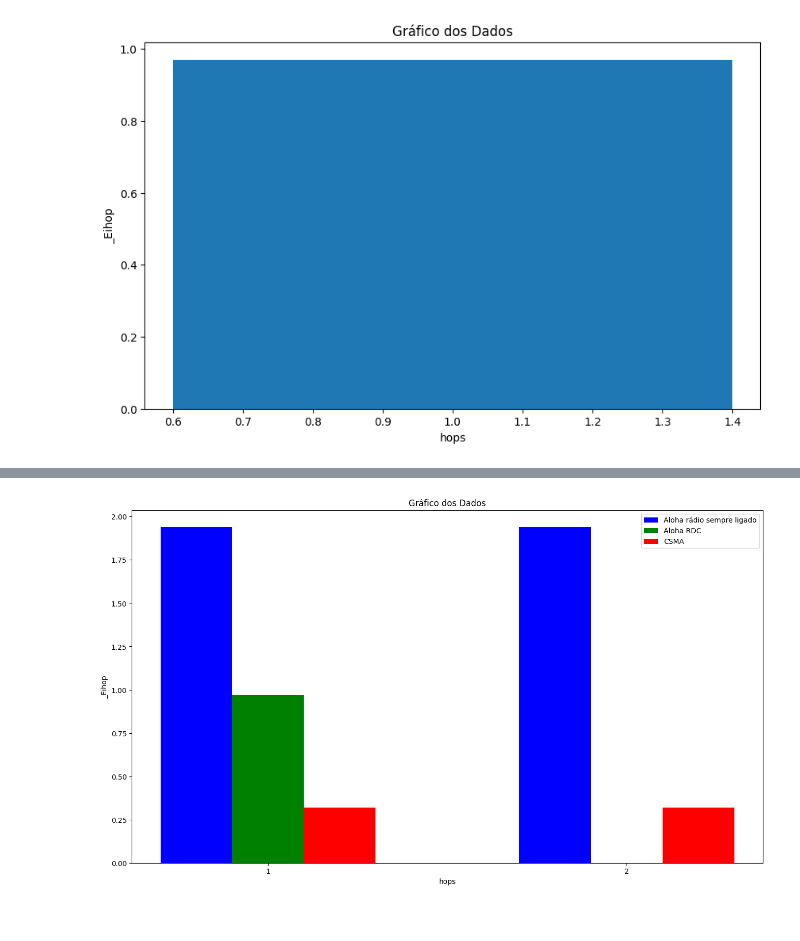
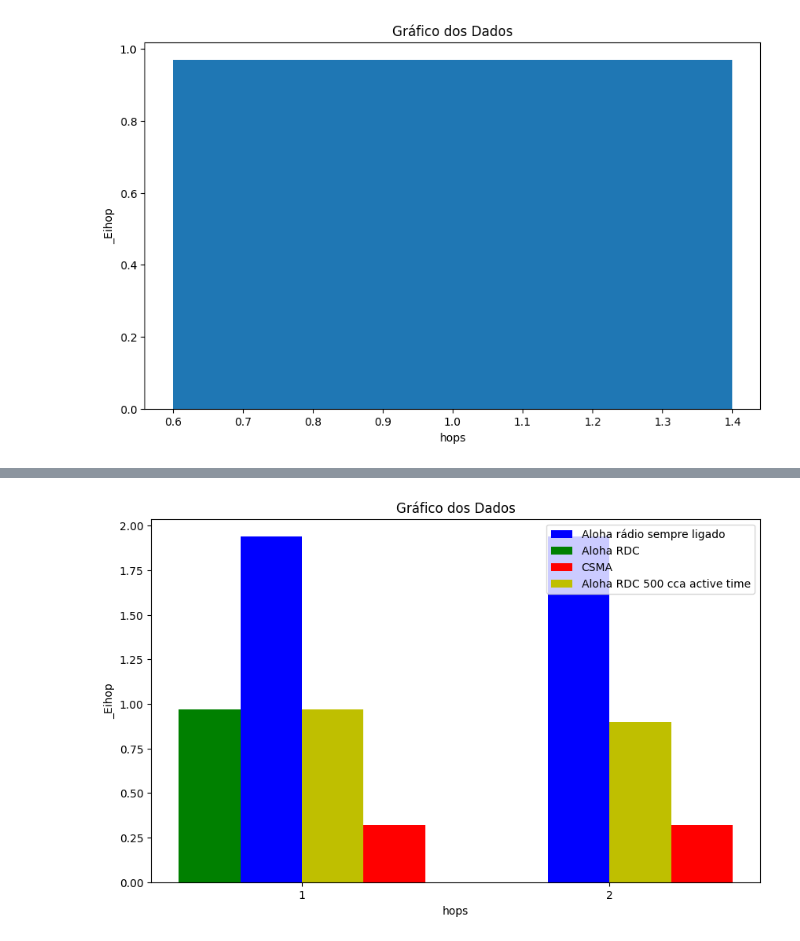
Before and after one commit to KilnerJhow/contiki-aloha, a Jupyter notebook: grafico.ipynb, the cells around one changed output, grey strips where cells are left out. Cells and saved outputs as stored; diff of their text form; code cells hidden in the pictures.

Commit message:
added csv for 500 count cca-active-time

```diff
--- a/grafico.ipynb
+++ b/grafico.ipynb
@@ -61,3 +59,17 @@ plt.ylabel('_Eihop')
 plt.show()
 # %% [output]
 [figure]
+# %%
+aloha_rdc_500_cca_active_time = pd.read_csv('three-motes-aloha-rdc-500-cca-active-time.csv')
+
+# Gerar o gráfico
+plt.figure(figsize=(10, 6))
+
+# Plotar os dados do primeiro arquivo
+plt.bar(aloha_rdc_500_cca_active_time['hops'], aloha_rdc_500_cca_active_time['_Eihop'], label='Aloha RDC 500 cca active time')
+
+# Adicionar título e rótulos aos eixos
+plt.title('Gráfico dos Dados')
+plt.xlabel('hops')
+plt.ylabel('_Eihop')
+plt.show()
@@ -64,23 +78,32 @@ plt.show()
 # %%
-plt.figure(figsize=(16, 9))
+bar_width = 0.2
 
-plt.bar(aloha_radio_always_on_df['hops'] - bar_width, aloha_radio_always_on_df['_Eihop'], bar_width, label='Aloha rádio sempre ligado', color='b')
+# Gerar o gráfico
+plt.figure(figsize=(10, 6))
 
-plt.bar(aloha_rdc['hops'], aloha_rdc['_Eihop'], bar_width, label='Aloha RDC', color='g')
+# Plotar os dados do primeiro arquivo
+plt.bar(aloha_radio_always_on_df['hops'] - 0.5*bar_width, aloha_radio_always_on_df['_Eihop'], bar_width, label='Aloha rádio sempre ligado', color='b')
 
-plt.bar(csma_df['hops'] + bar_width, csma_df['_Eihop'], bar_width, label='CSMA', color='r')
+# Plotar os dados do segundo arquivo
+plt.bar(aloha_rdc['hops'] - 1.5*bar_width, aloha_rdc['_Eihop'], bar_width, label='Aloha RDC', color='g')
+
+# Plotar os dados do terceiro arquivo
+plt.bar(csma_df['hops'] + 1.5*bar_width, csma_df['_Eihop'], bar_width, label='CSMA', color='r')
+
+# Plotar os dados do quarto arquivo
+plt.bar(aloha_rdc_500_cca_active_time['hops'] + 0.5*bar_width, aloha_rdc_500_cca_active_time['_Eihop'], bar_width, label='Aloha RDC 500 cca active time', color='y')
 
 plt.title('Gráfico dos Dados')
 plt.xlabel('hops')
 plt.ylabel('_Eihop')
 
 # Definir os ticks do eixo x
 plt.xticks([1, 2])
 
 # Adicionar legenda
 plt.legend()
 
 # Mostrar o gráfico
 plt.show()
 # %% [output]
-[figure, old version]
+[figure, new version]
```
Also changed, not shown: parts of 3 cells of this notebook, 1 other file.
